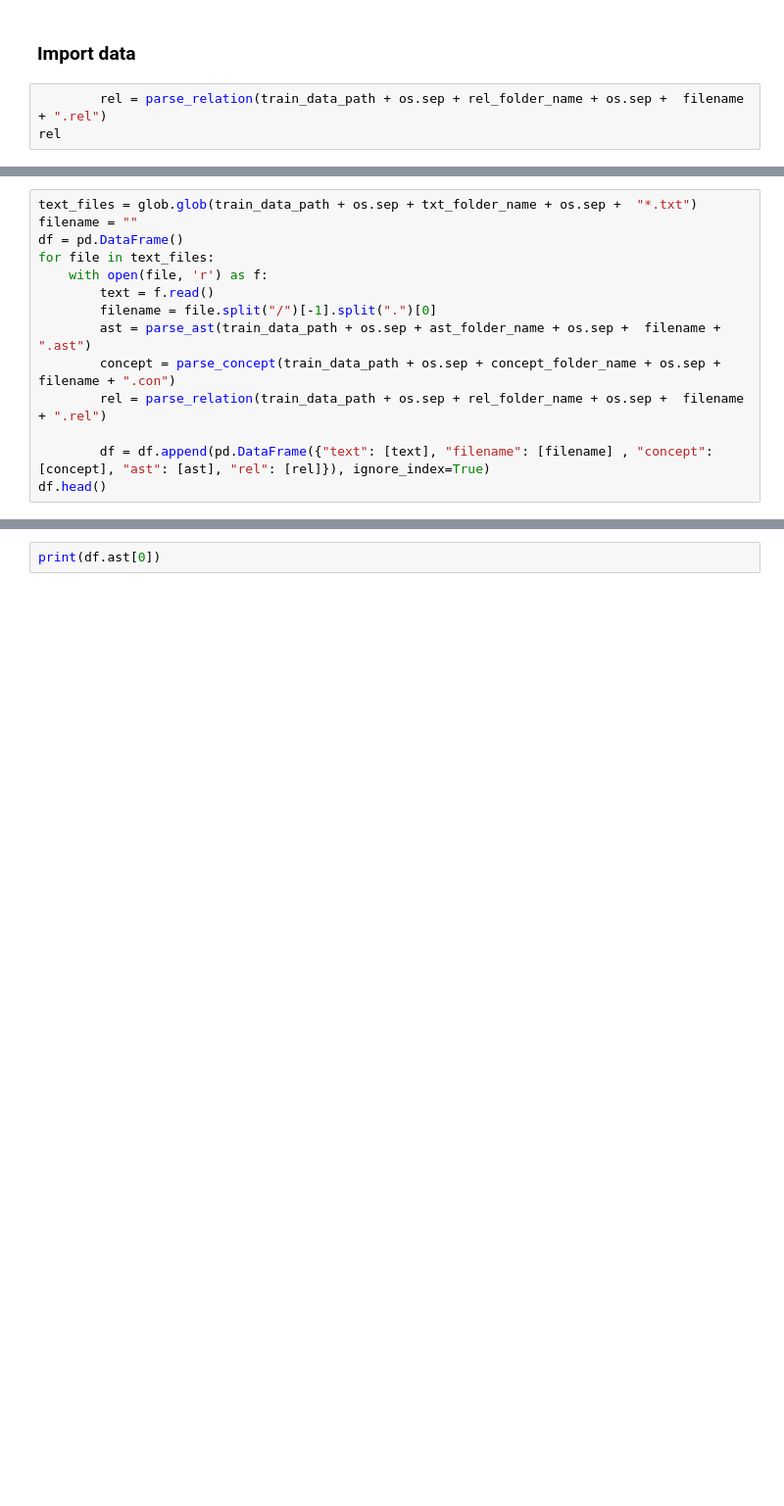
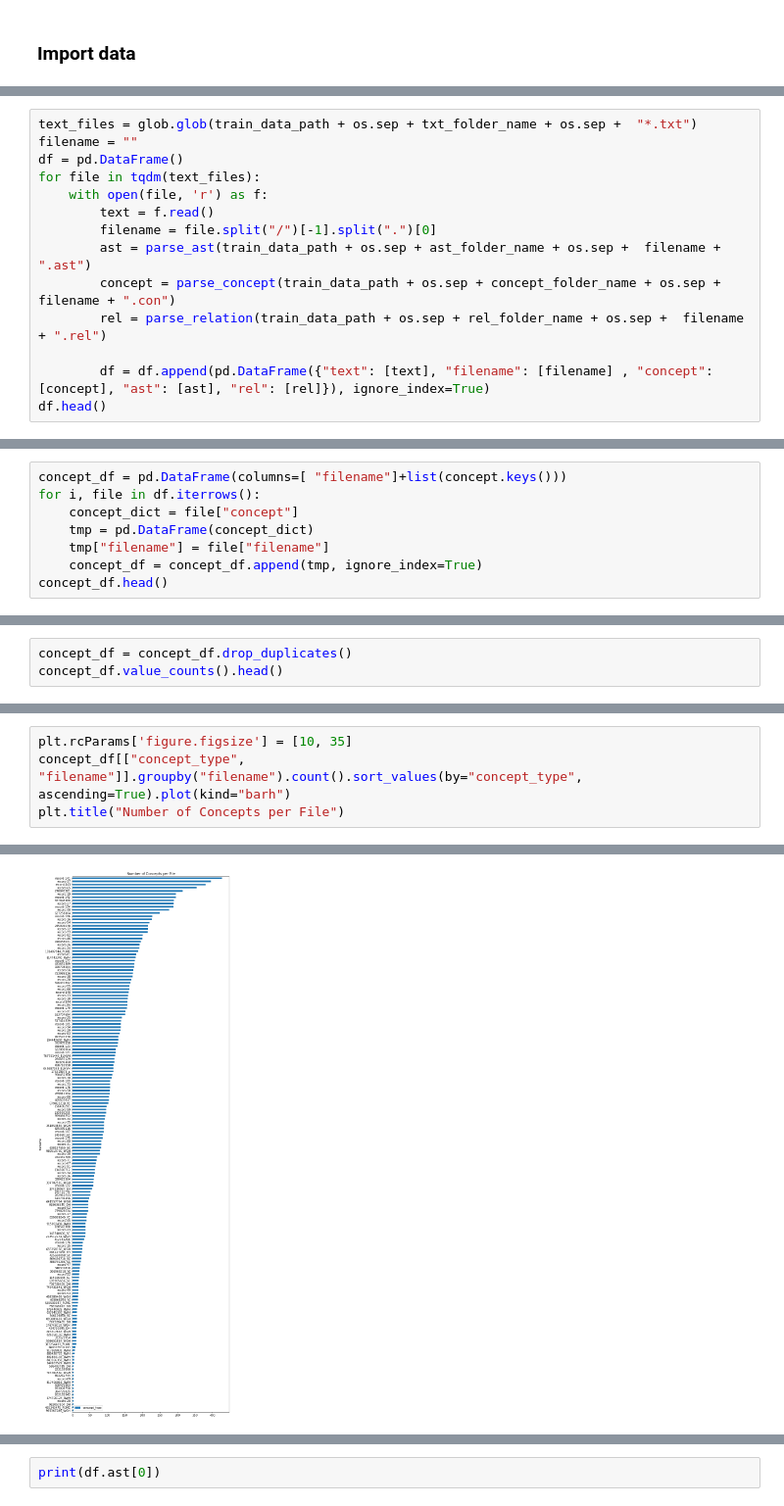
Before and after one commit to Mustapha-AJEGHRIR/medical_txt_parser, a Jupyter notebook: src/notebooks/eda.ipynb, the cells around one changed output, grey strips where cells are left out. Shown at 98% size. Saved outputs shown, nothing was run; the diff lists cells and outputs as text; blank space fills up the shorter version.

```diff
--- a/src/notebooks/eda.ipynb
+++ b/src/notebooks/eda.ipynb
@@ -27,6 +33,3 @@ rel_folder_name = "rel"
 txt_folder_name = "txt"
 # %% [markdown]
 ### Import data
-# %%
-        rel = parse_relation(train_data_path + os.sep + rel_folder_name + os.sep +  filename + ".rel")
-rel
@@ -52,7 +37,7 @@ rel
 text_files = glob.glob(train_data_path + os.sep + txt_folder_name + os.sep +  "*.txt")
 filename = ""
 df = pd.DataFrame()
-for file in text_files:
+for file in tqdm(text_files):
     with open(file, 'r') as f:
         text = f.read()
         filename = file.split("/")[-1].split(".")[0]
@@ -75,0 +59,8 @@ print(df.concept[0])
+# %%
+concept_df = pd.DataFrame(columns=[ "filename"]+list(concept.keys()))
+for i, file in df.iterrows():
+    concept_dict = file["concept"]
+    tmp = pd.DataFrame(concept_dict)
+    tmp["filename"] = file["filename"]
+    concept_df = concept_df.append(tmp, ignore_index=True)
+concept_df.head()
@@ -75,0 +86,3 @@ print(df.concept[0])
+# %%
+concept_df = concept_df.drop_duplicates()
+concept_df.value_counts().head()
@@ -75,0 +99,5 @@ print(df.concept[0])
+# %%
+plt.rcParams['figure.figsize'] = [10, 35]
+concept_df[["concept_type", "filename"]].groupby("filename").count().sort_values(by="concept_type", ascending=True).plot(kind="barh")
+plt.title("Number of Concepts per File")
+# %% [output]
@@ -75,0 +105 @@ print(df.concept[0])
+[figure, added]
```
Also changed, not shown: parts of 14 cells of this notebook.
